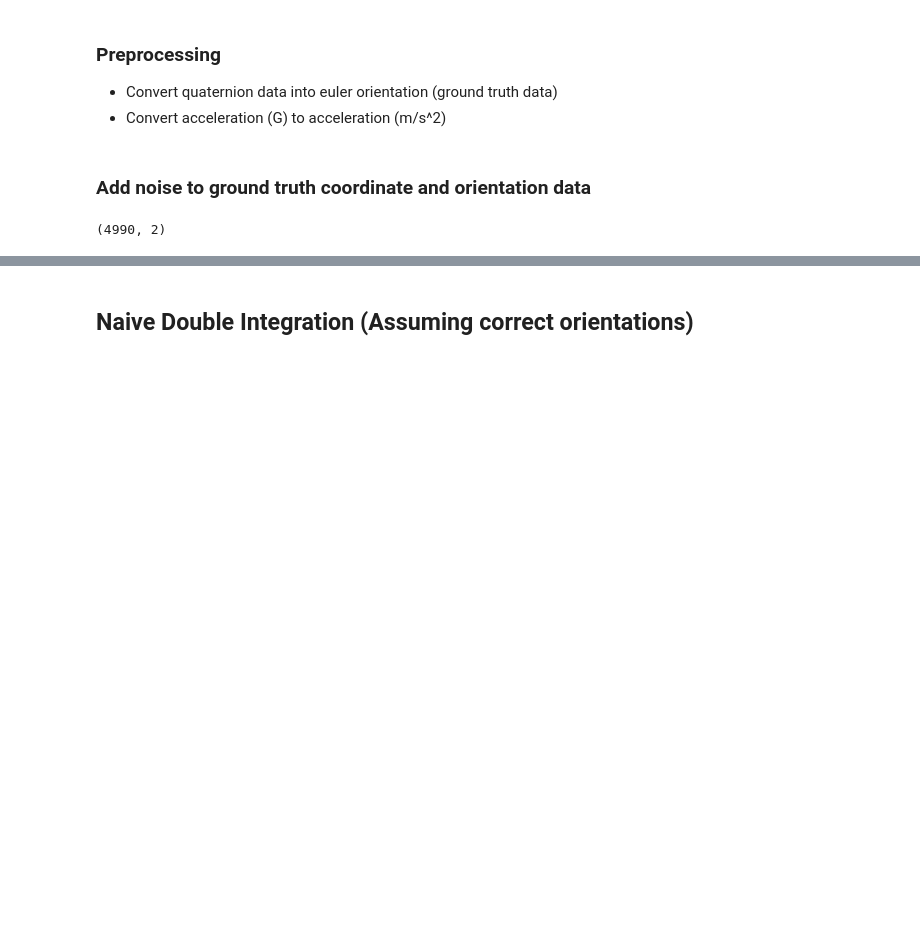
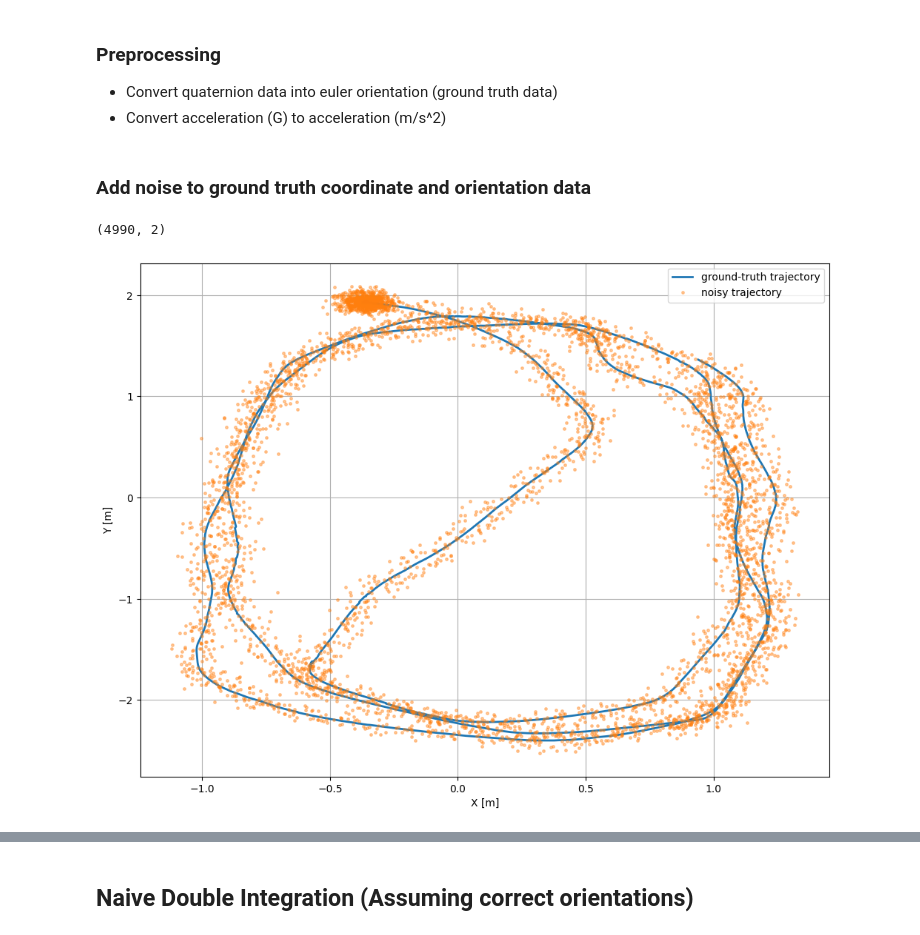
Before and after one commit to AndrewCheam/IMU_localisation, a Jupyter notebook: Oxiod/source/Baselines.ipynb, the cells around one changed output, grey strips where cells are left out. Cells and saved outputs as stored; diff of their text form; code cells hidden in the pictures; blank space fills up the shorter version.

```diff
--- a/Oxiod/source/Baselines.ipynb
+++ b/Oxiod/source/Baselines.ipynb
@@ -49,7 +47,8 @@ ModuleNotFoundError: No module named 'torch'
 ## Extended Kalman Filter
 # %%
 import pandas as pd
-data = pd.read_csv('/home/jovyan/localisation_datasets/Oxford Inertial Odometry Dataset/handbag/data1/combined1.csv')
+dataset_folder = osp.join(Path(os.getcwd()).parents[2], 'localisation_datasets')
+data = pd.read_csv(dataset_folder + '/Oxford Inertial Odometry Dataset/handbag/data1/combined1.csv')
 
 sample_data = data.iloc[10:5000,:]
 
@@ -175,29 +175,30 @@ gyro = sample_data[['rotation_rate_x(radians/s)', 'rotation_rate_y(radians/s)',
 # %%
 import random
 import numpy as np
 import matplotlib.pyplot as plt
 
-noise = 0.05  # standard deviation of observation noise of x and y in meter
+gt_noise_std = 0.05  # standard deviation of observation noise of x and y in meter
 N = len(sample_data)
 
-xy_obs_noise = np.random.normal(0.0, noise, (N, 2))  # gen gaussian noise
+xy_obs_noise = np.random.normal(0.0, gt_noise_std, (N, 2))  # gen gaussian noise
 gt_trajectory_xy = sample_data[['translation.x','translation.y']].values
 obs_trajectory_xy = gt_trajectory_xy.copy()
 
 print(obs_trajectory_xy.shape)
 obs_trajectory_xy += xy_obs_noise  # add the noise to ground-truth positions
-# fig, ax = plt.subplots(1, 1, figsize=(12, 9))
+fig, ax = plt.subplots(1, 1, figsize=(12, 9))
 
-# xs, ys = gt_trajectory_xy[:, 0], gt_trajectory_xy[:, 1]
-# ax.plot(xs, ys, lw=2, label='ground-truth trajectory')
+xs, ys = gt_trajectory_xy[:, 0], gt_trajectory_xy[:, 1]
+ax.plot(xs, ys, lw=2, label='ground-truth trajectory')
 
-# xs, ys = obs_trajectory_xy[:, 0], obs_trajectory_xy[:, 1]
-# ax.plot(xs, ys, lw=0, marker='.', markersize=5, alpha=0.4, label='noisy trajectory')
+xs, ys = obs_trajectory_xy[:, 0], obs_trajectory_xy[:, 1]
+ax.plot(xs, ys, lw=0, marker='.', markersize=5, alpha=0.4, label='noisy trajectory')
 
-# ax.set_xlabel('X [m]')
-# ax.set_ylabel('Y [m]')
-# ax.legend()
-# ax.grid();
+ax.set_xlabel('X [m]')
+ax.set_ylabel('Y [m]')
+ax.legend()
+ax.grid();
 # %% [output]
 (4990, 2)
+[figure, added]
 # %%
```
Also changed, not shown: parts of 9 cells of this notebook.
